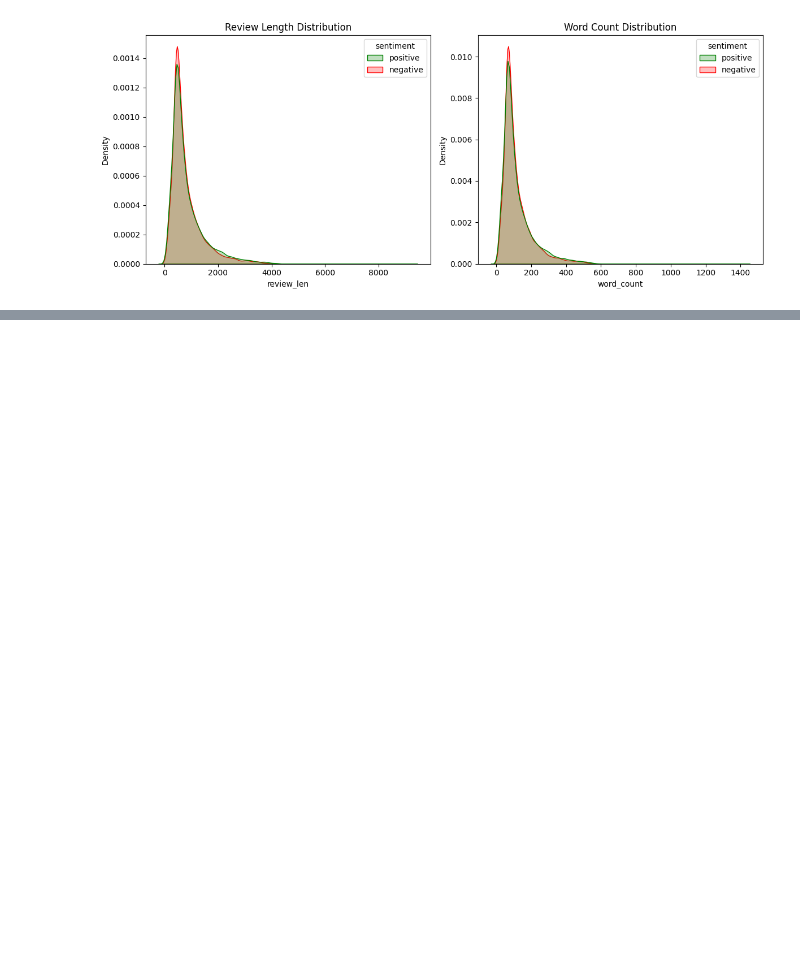
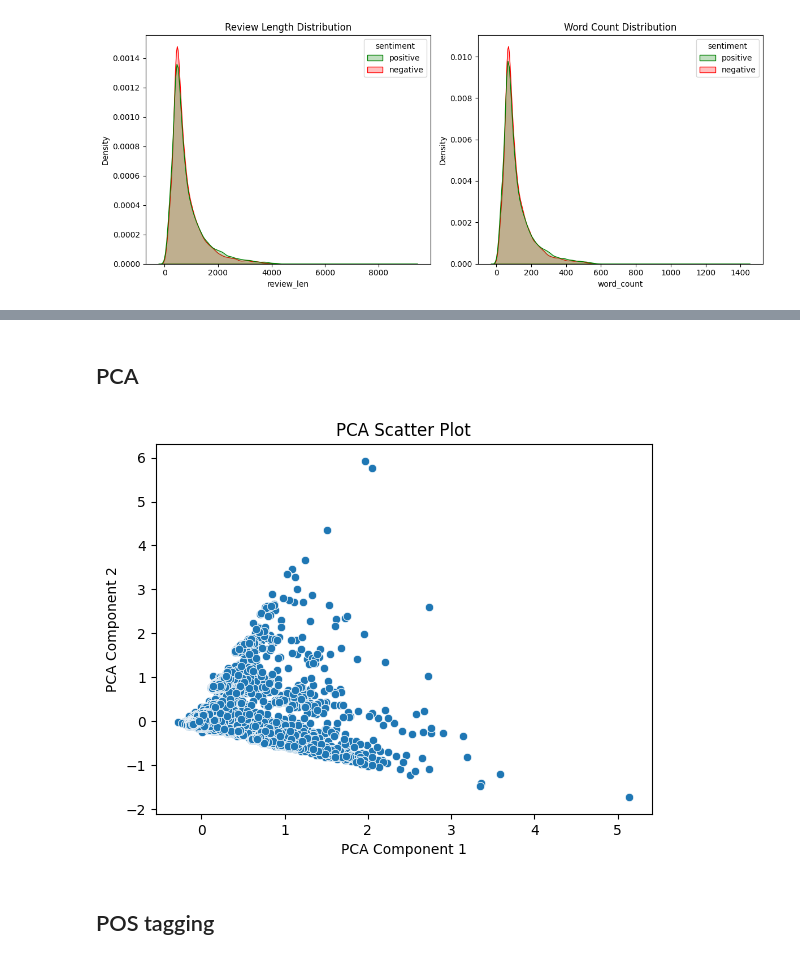
Before and after one commit to Kunalwagh107/n-python-numpy-pandas, a Jupyter notebook: pandas.ipynb, the cells around one changed output, grey strips where cells are left out. Saved outputs shown, nothing was run; the diff lists cells and outputs as text; code cells hidden in the pictures; blank space fills up the shorter version.

```diff
--- a/pandas.ipynb
+++ b/pandas.ipynb
@@ -4925,0 +2496,15 @@ plt.imshow(wc)
+# %%
+from sklearn.feature_extraction.text import CountVectorizer
+import pandas as pd
+
+cv = CountVectorizer(max_features=5000,ngram_range=(2,2))  # we can change it to bigrams (2/2)
+# (3,3) trigrams (1,3) uni+bi+tri
+bow = cv.fit_transform(df['review'])
+
+# Works with all sklearn versions
+try:
+    features = cv.get_feature_names_out()
+except AttributeError:
+    features = cv.get_feature_names()
+
+bow_df = pd.DataFrame(bow.toarray(), columns=features)
@@ -4925,0 +2527,21 @@ plt.imshow(wc)
+# %% [markdown]
+## PCA
+# %%
+# High dimension to low dimension
+from sklearn.decomposition import PCA
+
+pca = PCA(n_components=2)
+pca_result = pca.fit_transform(bow_df.values)
+# %%
+import seaborn as sns
+import matplotlib.pyplot as plt
+
+sns.scatterplot(x=pca_result[:, 0], y=pca_result[:, 1])
+plt.xlabel('PCA Component 1')
+plt.ylabel('PCA Component 2')
+plt.title('PCA Scatter Plot')
+plt.show()
+# %% [output]
+[figure, added]
+# %% [markdown]
+## POS tagging
```
Also changed, not shown: parts of 316 cells of this notebook.
